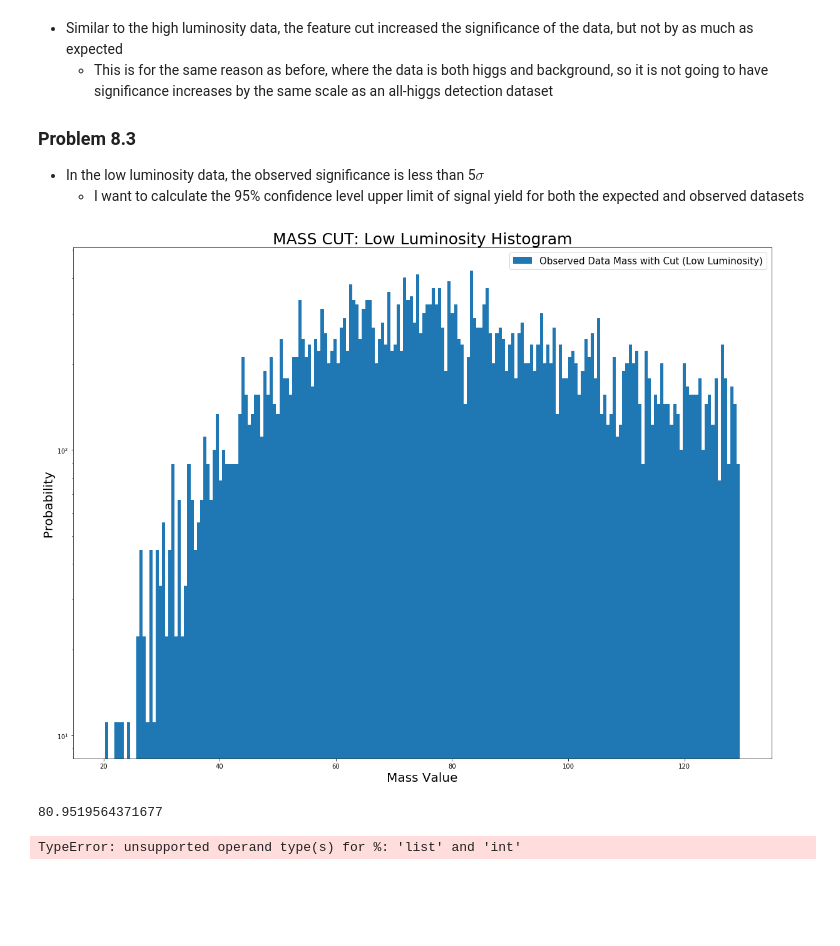
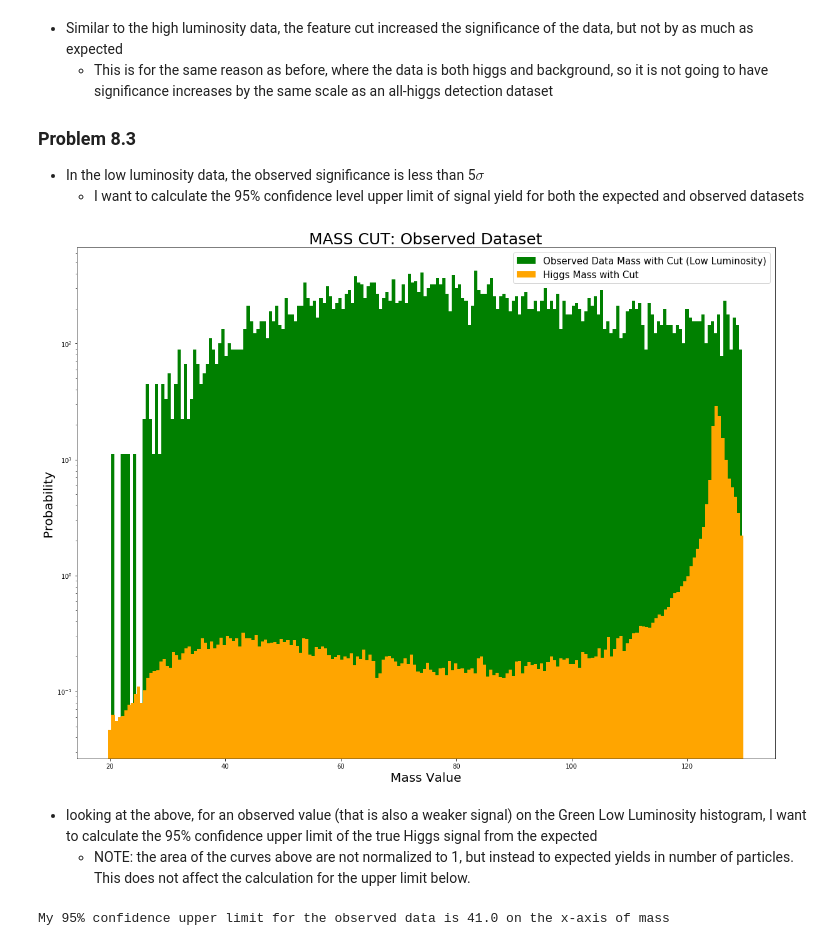
Before and after one commit to jbc1216/434-Portfolio, a Jupyter notebook: FinchCarr_Lab08.ipynb, the cells around one changed output. Cells and saved outputs as stored; diff of their text form; code cells hidden in the pictures; blank space fills up the shorter version.

```diff
--- a/FinchCarr_Lab08.ipynb
+++ b/FinchCarr_Lab08.ipynb
@@ -949,25 +949,33 @@ The detection value on the x-axis would need to be less than or equal to a mass
 - In the low luminosity data, the observed significance is less than 5$\sigma$
   - I want to calculate the 95% confidence level upper limit of signal yield for both the expected and observed datasets
 # %%
+# Upper limit on Observed Dataset
 plt.yscale('log')
 # Lab 08 Lo-Luminosity Data with Cut
 hist_hlumi, bins_hlumi = np.histogram(llumiCut, bins=200, density=True)
 widths_hlumi = np.diff(bins_hlumi)
 hist_hlumi *= n_tot
-plt.bar(bins_hlumi[:-1], hist_hlumi, widths_hlumi, label = "Observed Data Mass with Cut (Low Luminosity)")
+plt.bar(bins_hlumi[:-1], hist_hlumi, widths_hlumi, color='g',label = "Observed Data Mass with Cut (Low Luminosity)")
 
-plt.title('MASS CUT: Low Luminosity Histogram', size=25)
+# Lab 07 Normalized Higgs Data with Cut
+hist_higgs, bins_higgs = np.histogram(hMassC, bins=200, density=True)
+widths_higgs = np.diff(bins_higgs)
+hist_higgs *= n_higgs
+plt.bar(bins_higgs[:-1], hist_higgs, widths_higgs, color='orange', label = "Higgs Mass with Cut")
+
+plt.title('MASS CUT: Observed Dataset', size=25)
 plt.xlabel('Mass Value', size=20)
 plt.ylabel('Probability', size=20)
 plt.legend(fontsize=15)
 plt.show()
 # %% [output]
-[figure, old version]
+[figure, new version]
-# %%
-np.mean(llumiCut)
-# %% [output]
-80.9519564371677
-# %%
-PLOT 2d histogram????
-# %% [output]
-TypeError: unsupported operand type(s) for %: 'list' and 'int'
+# %% [markdown]
+- looking at the above, for an observed value (that is also a weaker signal) on the Green Low Luminosity histogram, I want to calculate the 95% confidence upper limit of the true Higgs signal from the expected
+  - NOTE: the area of the curves above are not normalized to 1, but instead to expected yields in number of particles. This does not affect the calculation for the upper limit below.
+# %%
+# want to find the value on the Higgs graph that when calculating an integral underneath the orange curve from right to left, I get a value of 0.95 since the area under this curve is 1
+upperObs = stats.poisson.isf(0.95, mu=30, loc=20)
+print(f'My 95% confidence upper limit for the observed data is {upperObs} on the x-axis of mass')
+# %% [output]
+My 95% confidence upper limit for the observed data is 41.0 on the x-axis of mass
```
Also changed, not shown: parts of 7 cells of this notebook.
